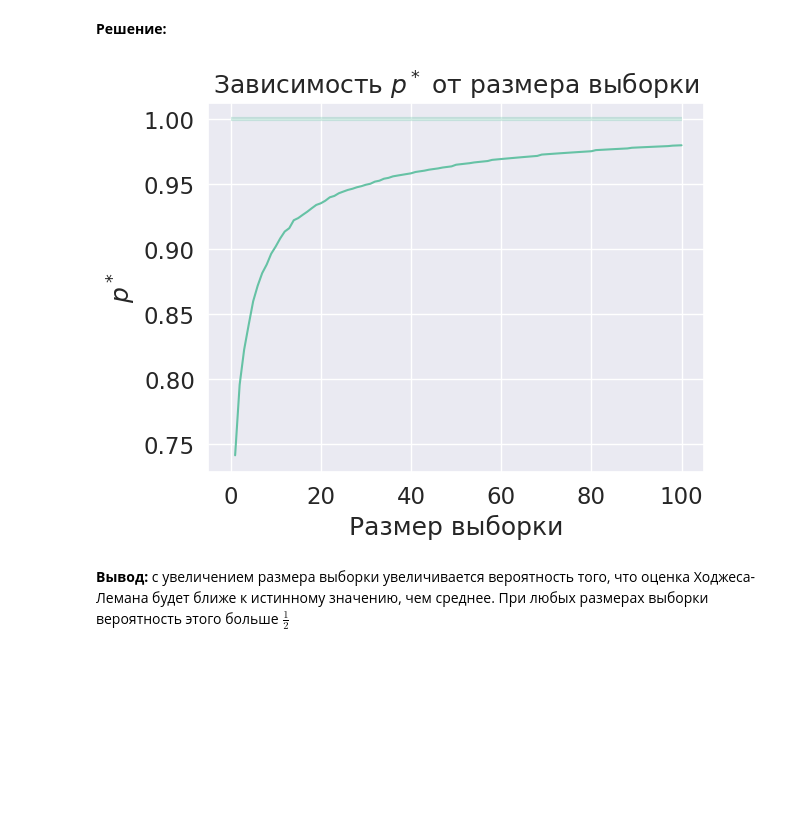
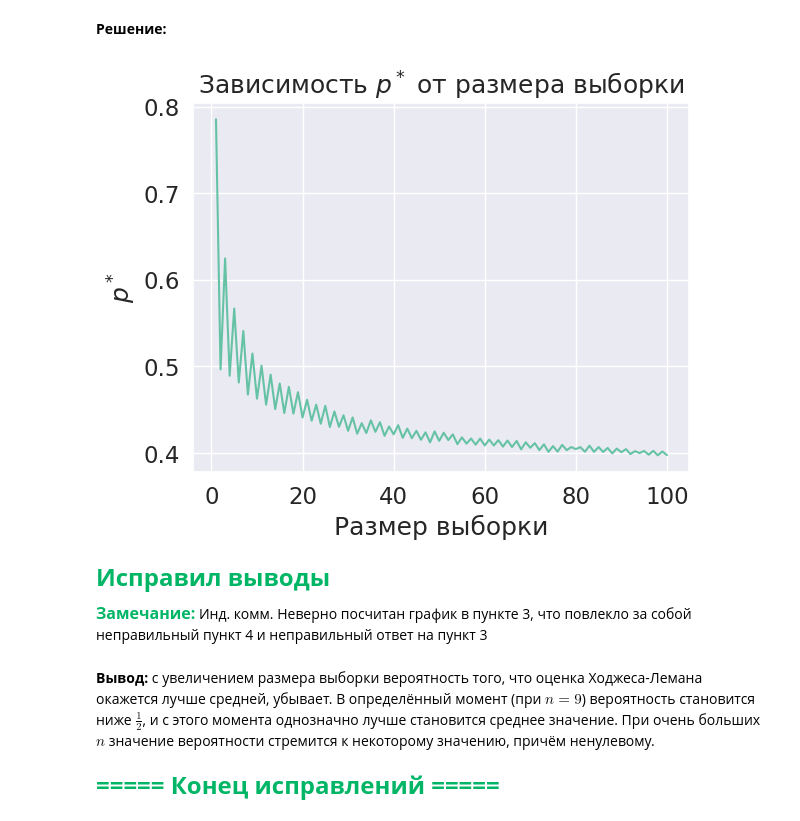
Before and after one commit to shcnik/ds, a Jupyter notebook: SP.5.ipynb, the cells around one changed output. Cells and saved outputs as stored; diff of their text form; code cells hidden in the pictures; blank space fills up the shorter version.

```diff
--- a/SP.5.ipynb
+++ b/SP.5.ipynb
@@ -279,15 +302,9 @@ plt.show()
 # %%
 n = 9
 
-mse_mean = []
-mse_hoges = []
-
-for theta in np.linspace(0, 1, 1000):
-    X = sps.bernoulli(theta).rvs((5000, n))
-    mean = np.mean(X, axis=1)
-    hoges = mean + 1 / (1 + np.sqrt(9)) * (0.5 - mean)
-    mse_mean.append(np.mean((mean - theta) ** 2))
-    mse_hoges.append(np.mean((hoges - theta) ** 2))
+thetas = np.linspace(0, 1, 1000)
+mse_mean = thetas * (1 - thetas) / n
+mse_hoges = [1 / (4 * (1 + np.sqrt(n)) ** 2)] * 1000
 
 plt.figure(figsize=(15, 10))
 plt.plot(np.linspace(0, 1, 1000), mse_mean, label='$\overline{X}$')
@@ -342,9 +365,13 @@ print(np.mean(hoges_better.astype(float)))
 def p(n):
     thetas = np.linspace(0, 1, 1000)
     p = []
-    d = 1 / (4 * (1 + np.sqrt(n)))
+    d = 1 / (4.0 * (1 + np.sqrt(n)))
     for theta in thetas:
-        binom = sps.binom(n, np.min([theta, 1.0 - theta]))
-        p.append(1 - (binom.cdf(0.5) - binom.cdf((np.min([theta, 1.0 - theta]) - d) / (1 - 2 * d))))
+        if theta <= 0.5:
+            binom = sps.binom(n, theta)
+            p.append(1.0 - (binom.cdf(n / 2) - binom.cdf((theta - d) / (1 - 2 * d) * n)))
+        else:
+            binom = sps.binom(n, 1 - theta)
+            p.append(1.0 - (binom.cdf(n / 2) - binom.cdf(((1 - theta) - d) / (1 - 2 * d) * n)))
     p = np.array(p)
     return p
@@ -374,12 +409,17 @@ for n in n_range:
     prob.append(np.mean(p(n)[(sample * 1000).astype('int')]))
 # %%
 plt.plot(n_range, prob)
-plt.hlines(1, 0, 100, alpha=0.3, lw=3)
 plt.title('Зависимость $p^*$ от размера выборки')
 plt.xlabel('Размер выборки')
 plt.ylabel('$p^*$')
 plt.show()
 # %% [output]
-[figure, old version]
+[figure, new version]
+# %% [markdown]
+<b><font color="#00b565" size="5">Исправил выводы</font></b>
+
+<b><font color="#00b565" size="3">Замечание:</font></b>  Инд. комм. Неверно посчитан график в пункте 3, что повлекло за собой неправильный пункт 4 и неправильный ответ на пункт 3
 # %% [markdown]
-**Вывод:** с увеличением размера выборки увеличивается вероятность того, что оценка Ходжеса-Лемана будет ближе к истинному значению, чем среднее. При любых размерах выборки вероятность этого больше $\frac{1}{2}$
+**Вывод:** с увеличением размера выборки вероятность того, что оценка Ходжеса-Лемана окажется лучше средней, убывает. В определённый момент (при $n = 9$) вероятность становится ниже $\frac{1}{2}$, и с этого момента однозначно лучше становится среднее значение. При очень больших $n$ значение вероятности стремится к некоторому значению, причём ненулевому.
+# %% [markdown]
+<b><font color="#00b565" size="5">===== Конец исправлений =====</font></b>
```
Also changed, not shown: parts of 24 cells of this notebook, 23 other files.
